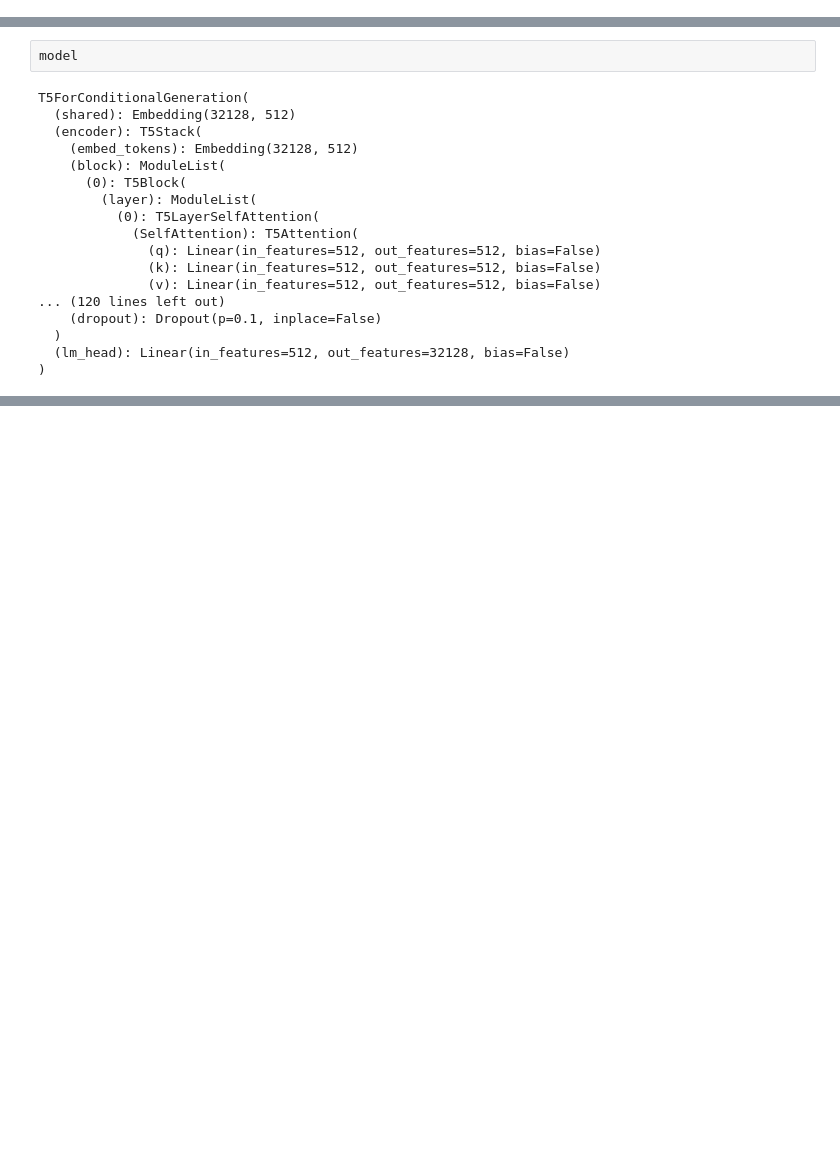
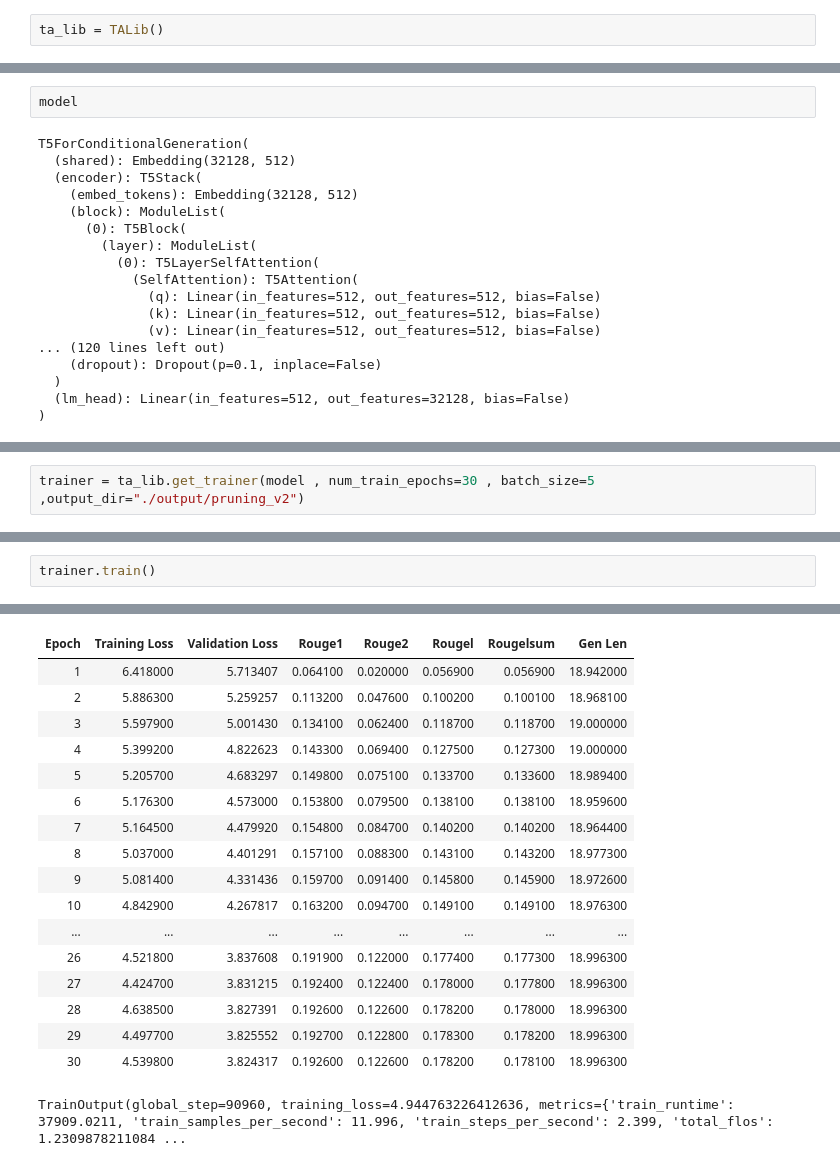
Before and after one commit to KeithLin724/NYCU-Data-Science-2024, a Jupyter notebook: HW4/try_pruning_torch.ipynb, the cells around one changed output, grey strips where cells are left out. Saved outputs shown, nothing was run; the diff lists cells and outputs as text; blank space fills up the shorter version.

```diff
--- a/HW4/try_pruning_torch.ipynb
+++ b/HW4/try_pruning_torch.ipynb
@@ -3,4 +3,6 @@ from transformers import AutoModelForSeq2SeqLM,AutoTokenizer , T5ForConditionalG
 from transformers.models.t5.modeling_t5 import T5LayerSelfAttention , T5Attention
 # %%
 from TALib import TALib
+# %%
+ta_lib = TALib()
 # %%
@@ -138,0 +345,2 @@ TALib.show_param_ratio(model)
+# %%
+trainer = ta_lib.get_trainer(model , num_train_epochs=30 , batch_size=5 ,output_dir="./output/pruning_v2")
@@ -138,0 +363,3 @@ TALib.show_param_ratio(model)
+# %%
+trainer.train()
+# %% [output]
@@ -138,0 +367,18 @@ TALib.show_param_ratio(model)
+| Epoch | Training Loss | Validation Loss | Rouge1 | Rouge2 | Rougel | Rougelsum | Gen Len |
+| 1 | 6.418000 | 5.713407 | 0.064100 | 0.020000 | 0.056900 | 0.056900 | 18.942000 |
+| 2 | 5.886300 | 5.259257 | 0.113200 | 0.047600 | 0.100200 | 0.100100 | 18.968100 |
+| 3 | 5.597900 | 5.001430 | 0.134100 | 0.062400 | 0.118700 | 0.118700 | 19.000000 |
+| 4 | 5.399200 | 4.822623 | 0.143300 | 0.069400 | 0.127500 | 0.127300 | 19.000000 |
+| 5 | 5.205700 | 4.683297 | 0.149800 | 0.075100 | 0.133700 | 0.133600 | 18.989400 |
+| 6 | 5.176300 | 4.573000 | 0.153800 | 0.079500 | 0.138100 | 0.138100 | 18.959600 |
+| 7 | 5.164500 | 4.479920 | 0.154800 | 0.084700 | 0.140200 | 0.140200 | 18.964400 |
+| 8 | 5.037000 | 4.401291 | 0.157100 | 0.088300 | 0.143100 | 0.143200 | 18.977300 |
+| 9 | 5.081400 | 4.331436 | 0.159700 | 0.091400 | 0.145800 | 0.145900 | 18.972600 |
+| 10 | 4.842900 | 4.267817 | 0.163200 | 0.094700 | 0.149100 | 0.149100 | 18.976300 |
+| ... | ... | ... | ... | ... | ... | ... | ... |
+| 26 | 4.521800 | 3.837608 | 0.191900 | 0.122000 | 0.177400 | 0.177300 | 18.996300 |
+| 27 | 4.424700 | 3.831215 | 0.192400 | 0.122400 | 0.178000 | 0.177800 | 18.996300 |
+| 28 | 4.638500 | 3.827391 | 0.192600 | 0.122600 | 0.178200 | 0.178000 | 18.996300 |
+| 29 | 4.497700 | 3.825552 | 0.192700 | 0.122800 | 0.178300 | 0.178200 | 18.996300 |
+| 30 | 4.539800 | 3.824317 | 0.192600 | 0.122600 | 0.178200 | 0.178100 | 18.996300 |
+TrainOutput(global_step=90960, training_loss=4.944763226412636, metrics={'train_runtime': 37909.0211, 'train_samples_per_second': 11.996, 'train_steps_per_second': 2.399, 'total_flos': 1.2309878211084 ...
```
Also changed, not shown: parts of 42 cells of this notebook, 2 other files.
